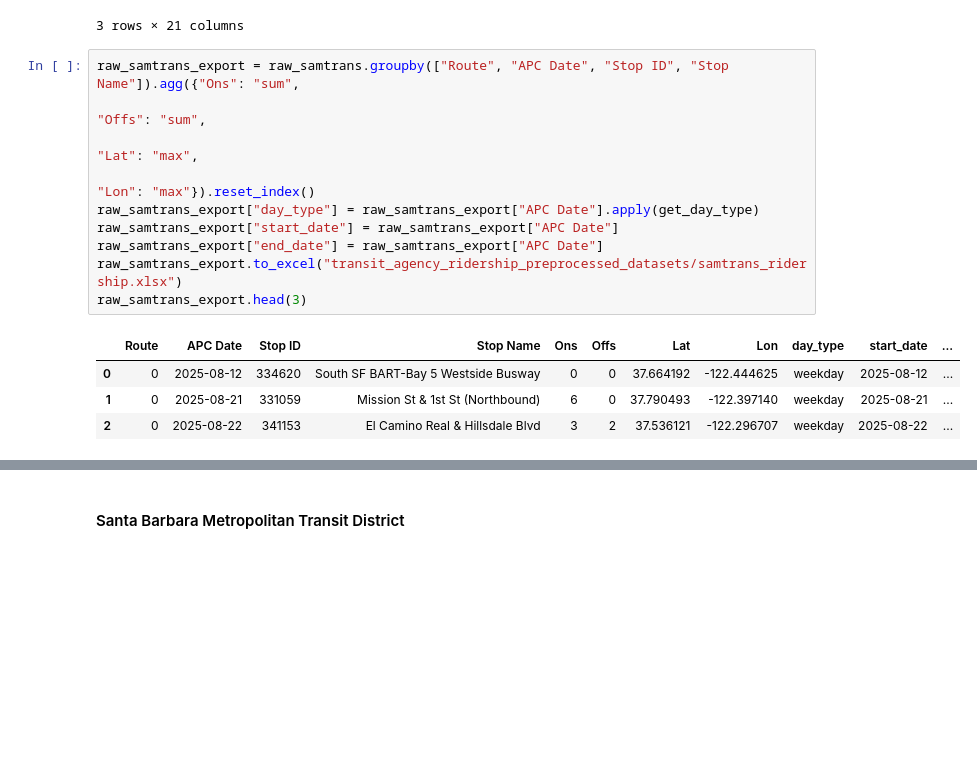
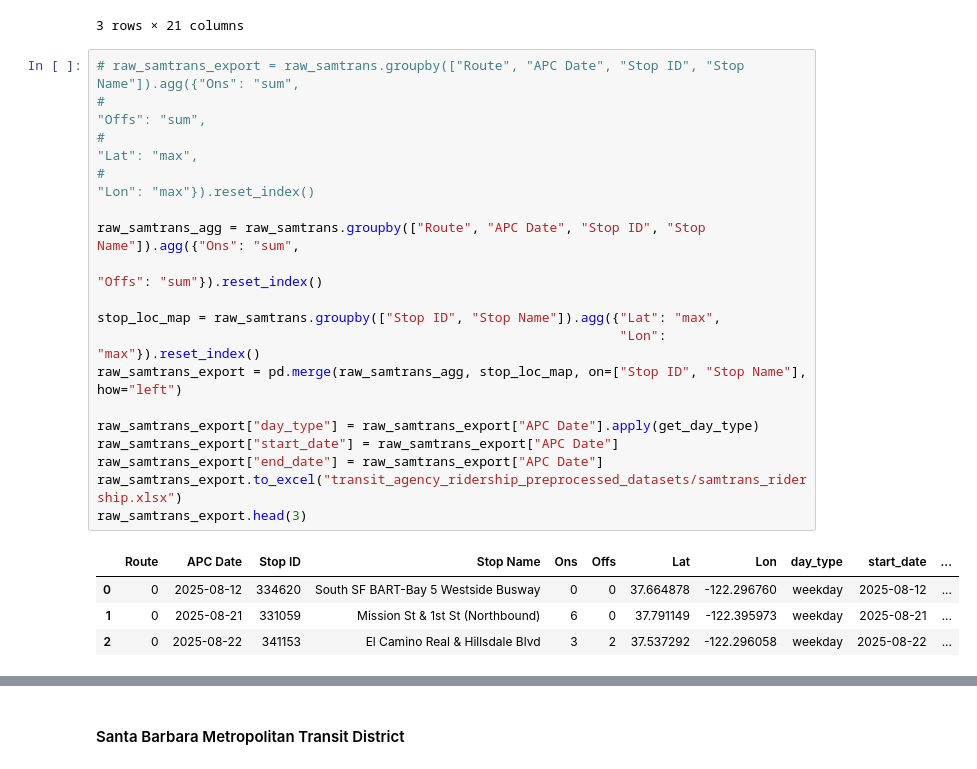
Before and after one commit to cal-itp/transit-ridership-analytics, a Jupyter notebook: Pre-process.ipynb, the cells around one changed output, grey strips where cells are left out. Saved outputs shown, nothing was run; the diff lists cells and outputs as text; blank space fills up the shorter version.

```diff
--- a/Pre-process.ipynb
+++ b/Pre-process.ipynb
@@ -997,17 +989,25 @@ raw_samtrans.head(3)
 | 2 | 10 | 65 | 101001 | 705 | 2 | 2025-08-21 | 332021 | Daly City BART-Bay 4 | 2025-08-21 07:31:02 | 2025-08-21 07:31:38 | ... |
 3 rows × 21 columns
 # %%
-raw_samtrans_export = raw_samtrans.groupby(["Route", "APC Date", "Stop ID", "Stop Name"]).agg({"Ons": "sum",
-                                                                                             "Offs": "sum",
-                                                                                             "Lat": "max",
-                                                                                             "Lon": "max"}).reset_index()
+# raw_samtrans_export = raw_samtrans.groupby(["Route", "APC Date", "Stop ID", "Stop Name"]).agg({"Ons": "sum",
+#                                                                                              "Offs": "sum",
+#                                                                                              "Lat": "max",
+#                                                                                              "Lon": "max"}).reset_index()
+
+raw_samtrans_agg = raw_samtrans.groupby(["Route", "APC Date", "Stop ID", "Stop Name"]).agg({"Ons": "sum",
+                                                                                             "Offs": "sum"}).reset_index()
+
+stop_loc_map = raw_samtrans.groupby(["Stop ID", "Stop Name"]).agg({"Lat": "max",
+                                                                   "Lon": "max"}).reset_index()
+raw_samtrans_export = pd.merge(raw_samtrans_agg, stop_loc_map, on=["Stop ID", "Stop Name"], how="left")
+
 raw_samtrans_export["day_type"] = raw_samtrans_export["APC Date"].apply(get_day_type)
 raw_samtrans_export["start_date"] = raw_samtrans_export["APC Date"]
 raw_samtrans_export["end_date"] = raw_samtrans_export["APC Date"]
 raw_samtrans_export.to_excel("transit_agency_ridership_preprocessed_datasets/samtrans_ridership.xlsx")
 raw_samtrans_export.head(3)
 # %% [output]
 |  | Route | APC Date | Stop ID | Stop Name | Ons | Offs | Lat | Lon | day_type | start_date | ... |
-| 0 | 0 | 2025-08-12 | 334620 | South SF BART-Bay 5 Westside Busway | 0 | 0 | 37.664192 | -122.444625 | weekday | 2025-08-12 | ... |
-| 1 | 0 | 2025-08-21 | 331059 | Mission St & 1st St (Northbound) | 6 | 0 | 37.790493 | -122.397140 | weekday | 2025-08-21 | ... |
-| 2 | 0 | 2025-08-22 | 341153 | El Camino Real & Hillsdale Blvd | 3 | 2 | 37.536121 | -122.296707 | weekday | 2025-08-22 | ... |
+| 0 | 0 | 2025-08-12 | 334620 | South SF BART-Bay 5 Westside Busway | 0 | 0 | 37.664878 | -122.296760 | weekday | 2025-08-12 | ... |
+| 1 | 0 | 2025-08-21 | 331059 | Mission St & 1st St (Northbound) | 6 | 0 | 37.791149 | -122.395973 | weekday | 2025-08-21 | ... |
+| 2 | 0 | 2025-08-22 | 341153 | El Camino Real & Hillsdale Blvd | 3 | 2 | 37.537292 | -122.296058 | weekday | 2025-08-22 | ... |
```
Also changed, not shown: parts of 12 cells of this notebook, 6 other files.
